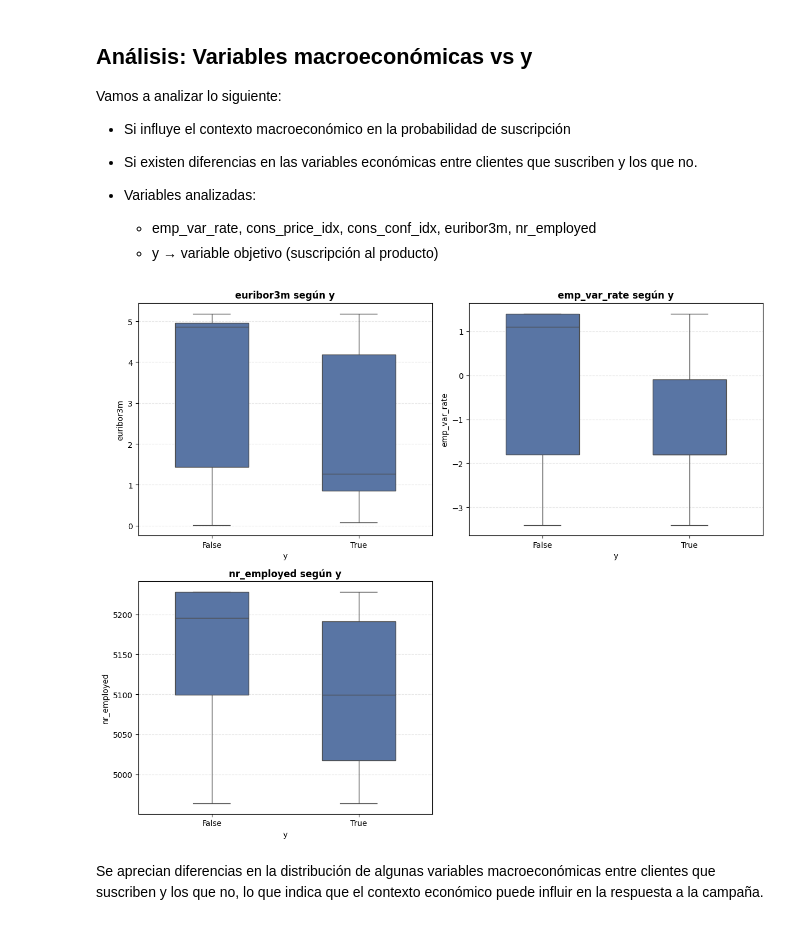
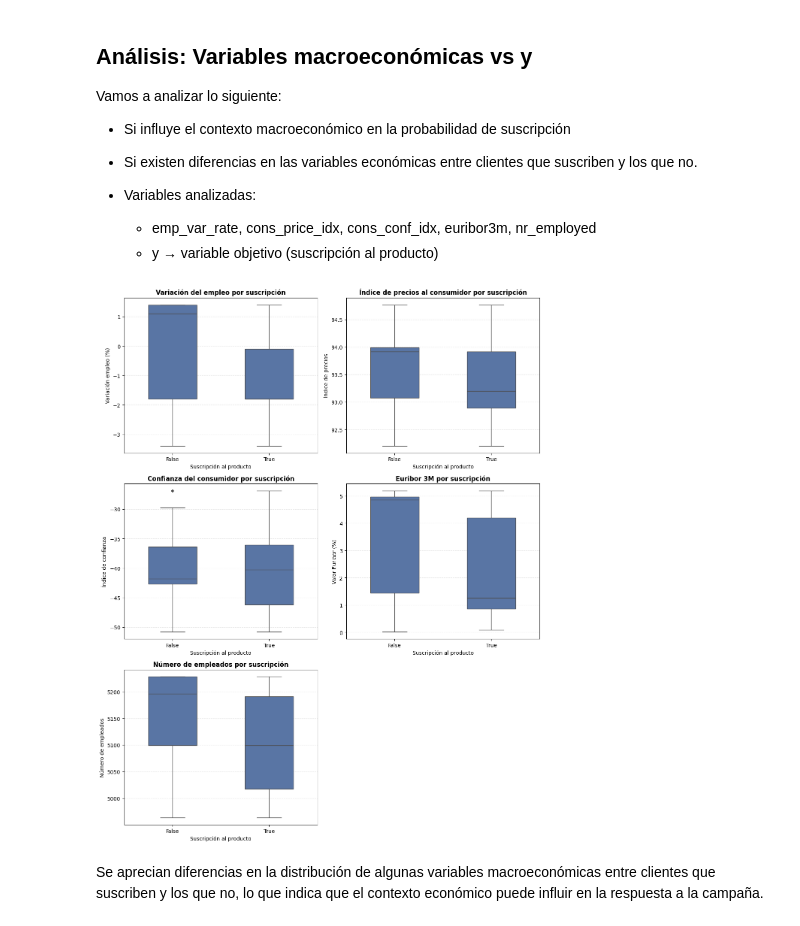
Before and after one commit to Krystiian5/bank_marketing, a Jupyter notebook: notebooks/04.eda_descriptivo_bank.ipynb, the cells around one changed output. Saved outputs shown, nothing was run; the diff lists cells and outputs as text; code cells hidden in the pictures.

```diff
--- a/notebooks/04.eda_descriptivo_bank.ipynb
+++ b/notebooks/04.eda_descriptivo_bank.ipynb
@@ -160,12 +199,34 @@ Vamos a analizar lo siguiente:
 - Variables analizadas:
     - emp_var_rate, cons_price_idx, cons_conf_idx, euribor3m, nr_employed
     - y → variable objetivo (suscripción al producto)
-# %%
-macro_cols = [ 'euribor3m', 'emp_var_rate', 'nr_employed']
-
-spv.plot_box_vs_target(df, macro_cols, target='y')
-# %% [output]
-[figure, removed]
+# %%
+macro_cols = ['emp_var_rate', 'cons_price_idx', 'cons_conf_idx', 'euribor3m', 'nr_employed']
+title_map = {
+    'emp_var_rate': 'Variación del empleo por suscripción',
+    'cons_price_idx': 'Índice de precios al consumidor por suscripción',
+    'cons_conf_idx': 'Confianza del consumidor por suscripción',
+    'euribor3m': 'Euribor 3M por suscripción',
+    'nr_employed': 'Número de empleados por suscripción'
+}
+
+ylabel_map = {
+    'emp_var_rate': 'Variación empleo (%)',
+    'cons_price_idx': 'Índice de precios',
+    'cons_conf_idx': 'Índice de confianza',
+    'euribor3m': 'Valor Euribor (%)',
+    'nr_employed': 'Número de empleados'
+}
+
+spv.plot_box_vs_target(
+    df=df,
+    num_cols=macro_cols,
+    target='y',
+    title_map=title_map,
+    xlabel='Suscripción al producto',
+    ylabel_map=ylabel_map
+)
+# %% [output]
+[figure, added]
 # %% [markdown]
 Se aprecian diferencias en la distribución de algunas variables macroeconómicas entre clientes que suscriben y los que no, lo que indica que el contexto económico puede influir en la respuesta a la campaña.
 # %% [markdown]
```
Also changed, not shown: parts of 12 cells of this notebook, 3 other files.
